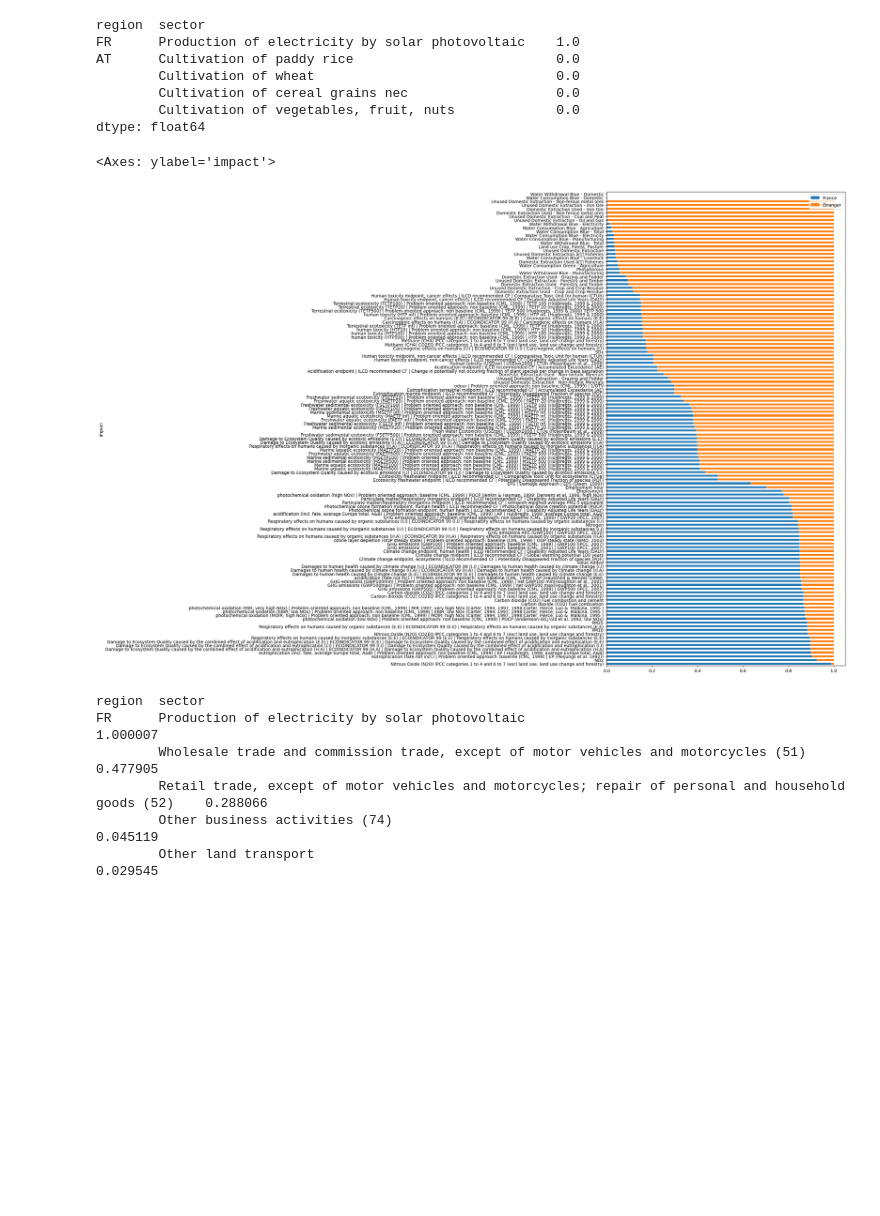
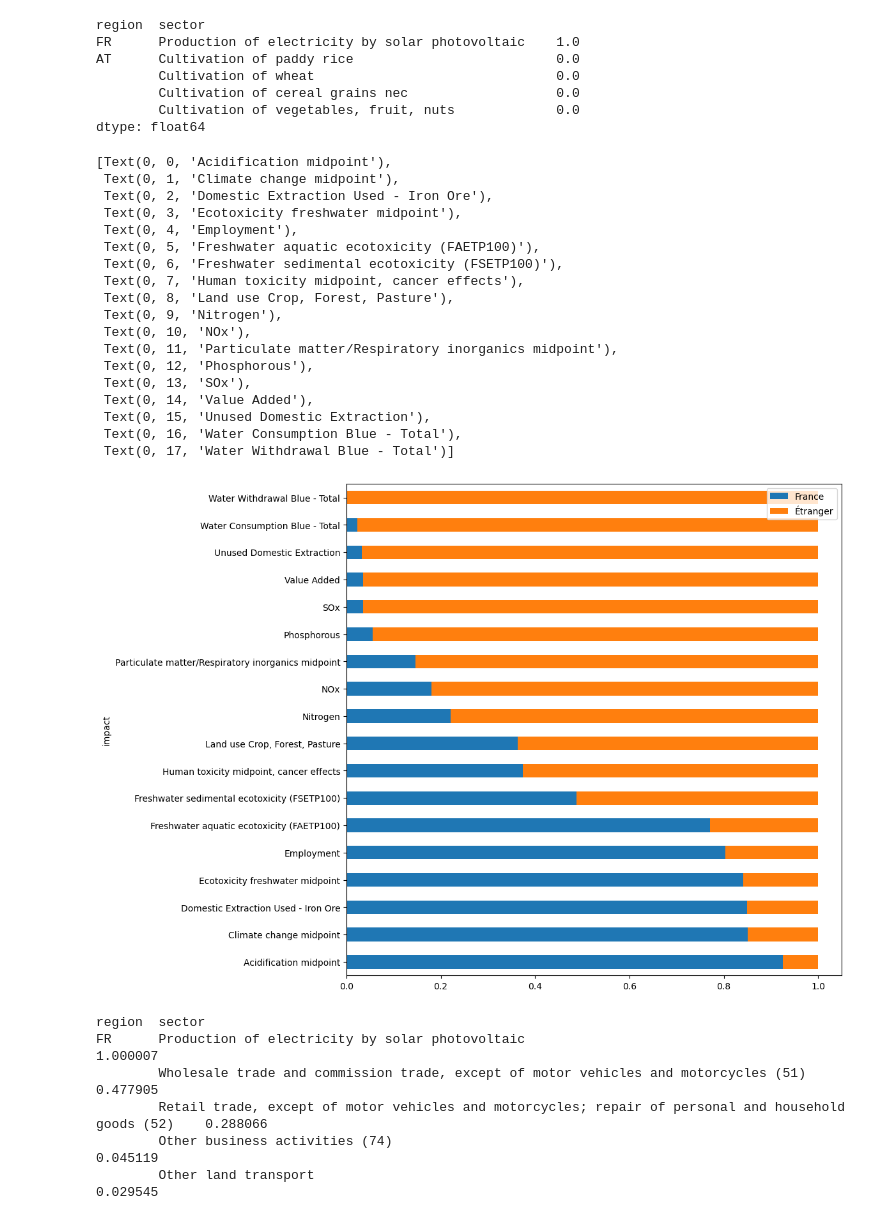
Before and after one commit to thomasgibon/io-footprinting, a Jupyter notebook: solaire.ipynb, the cells around one changed output. Drawn from its saved outputs; the diff is of its cells as text; code cells hidden in the pictures; blank space fills up the shorter version.

Commit message:
figure simplifiée de la répartition des impacts

```diff
--- a/solaire.ipynb
+++ b/solaire.ipynb
@@ -430,13 +428,35 @@ impacts_pv_fr = F.groupby('region', axis=1).sum()
 impacts_pv_fr_domestic = impacts_pv_fr['FR']
 # %%
 impacts_pv_fr_foreign = impacts_pv_fr.sum(axis=1) - impacts_pv_fr['FR']
+# %%
+keep_index = ['Acidification midpoint | ILCD recommended CF | Accumulated Exceedance (AE)','Climate change midpoint | ILCD recommended CF | Global warming potential 100 years','Domestic Extraction Used - Iron Ore','Ecotoxicity freshwater midpoint | ILCD recommended CF | Comparative Toxic Unit for ecosystems (CTUe)','Employment','Freshwater aquatic ecotoxicity (FAETP100) | Problem oriented approach: non baseline (CML, 1999) | FAETP 100 (Huijbregts, 1999 & 2000)','Freshwater sedimental ecotoxicity (FSETP100) | Problem oriented approach: non baseline (CML, 1999) | FSETP 100 (Huijbregts, 1999 & 2000)','Human toxicity midpoint, cancer effects | ILCD recommended CF | Comparative Toxic Unit for human (CTUh)','Land use Crop, Forest, Pasture','Nitrogen','NOx','Particulate matter/Respiratory inorganics midpoint | ILCD recommended CF | emission-weighed average PM2.5 equivalent','Phosphorous','SOx','Value Added','Unused Domestic Extraction','Water Consumption Blue - Total','Water Withdrawal Blue - Total']
+
+index_labels = [k.split('|')[0].strip() for k in keep_index]
 # %%
-impacts_pv_fr_reg = pd.concat([impacts_pv_fr_domestic, impacts_pv_fr_foreign], axis=1, keys=['France', 'Étranger']).div(impacts_pv_fr.sum(axis=1), axis=0).sort_values(ascending=False, by='France')
+impacts_pv_fr_reg = pd.concat([impacts_pv_fr_domestic, impacts_pv_fr_foreign], axis=1, keys=['France', 'Étranger']).div(impacts_pv_fr.sum(axis=1), axis=0).loc[keep_index].sort_values(ascending=False, by='France')
 # %%
-impacts_pv_fr_reg.plot.barh(stacked=True, figsize=(10,20))
+ax = impacts_pv_fr_reg.plot.barh(stacked=True, figsize=(10,10))
+ax.set_yticklabels(index_labels)
 # %% [output]
-<Axes: ylabel='impact'>
+[Text(0, 0, 'Acidification midpoint'),
+ Text(0, 1, 'Climate change midpoint'),
+ Text(0, 2, 'Domestic Extraction Used - Iron Ore'),
+ Text(0, 3, 'Ecotoxicity freshwater midpoint'),
+ Text(0, 4, 'Employment'),
+ Text(0, 5, 'Freshwater aquatic ecotoxicity (FAETP100)'),
+ Text(0, 6, 'Freshwater sedimental ecotoxicity (FSETP100)'),
+ Text(0, 7, 'Human toxicity midpoint, cancer effects'),
+ Text(0, 8, 'Land use Crop, Forest, Pasture'),
+ Text(0, 9, 'Nitrogen'),
+ Text(0, 10, 'NOx'),
+ Text(0, 11, 'Particulate matter/Respiratory inorganics midpoint'),
+ Text(0, 12, 'Phosphorous'),
+ Text(0, 13, 'SOx'),
+ Text(0, 14, 'Value Added'),
+ Text(0, 15, 'Unused Domestic Extraction'),
+ Text(0, 16, 'Water Consumption Blue - Total'),
+ Text(0, 17, 'Water Withdrawal Blue - Total')]
-[figure, old version]
+[figure, new version]
 # %%
 io.L[('FR', 'Production of electricity by solar photovoltaic')].nlargest(20)
 # %% [output]
```
Also changed, not shown: parts of 1 cell of this notebook.
